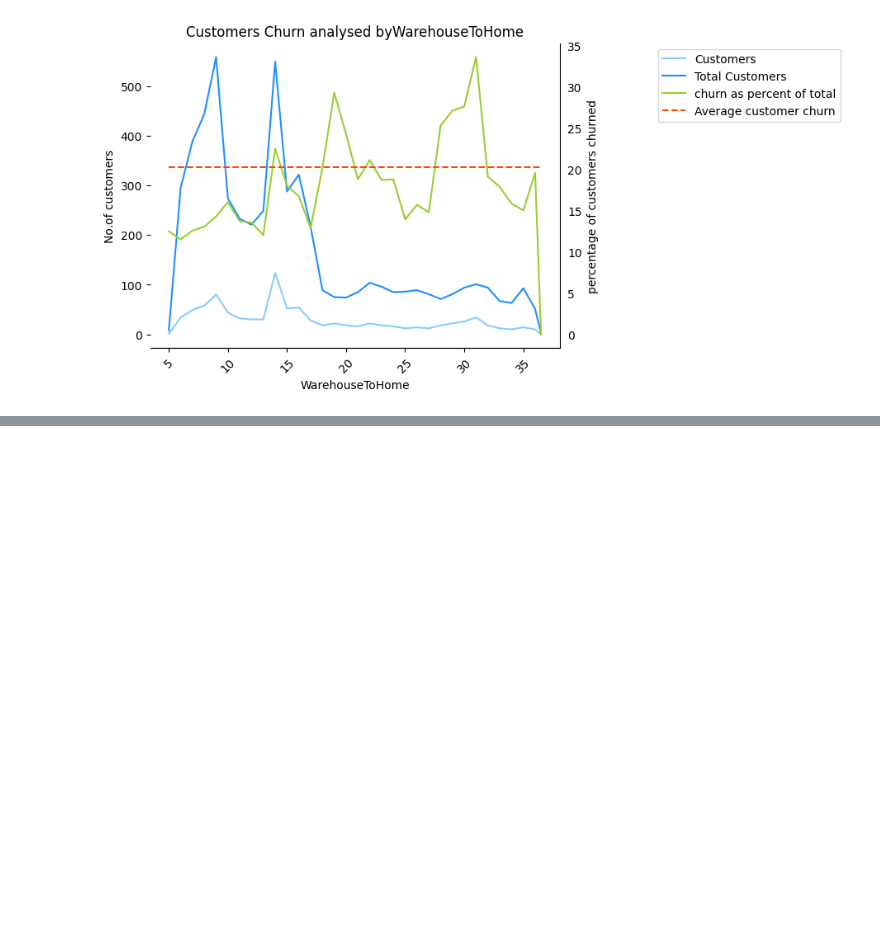
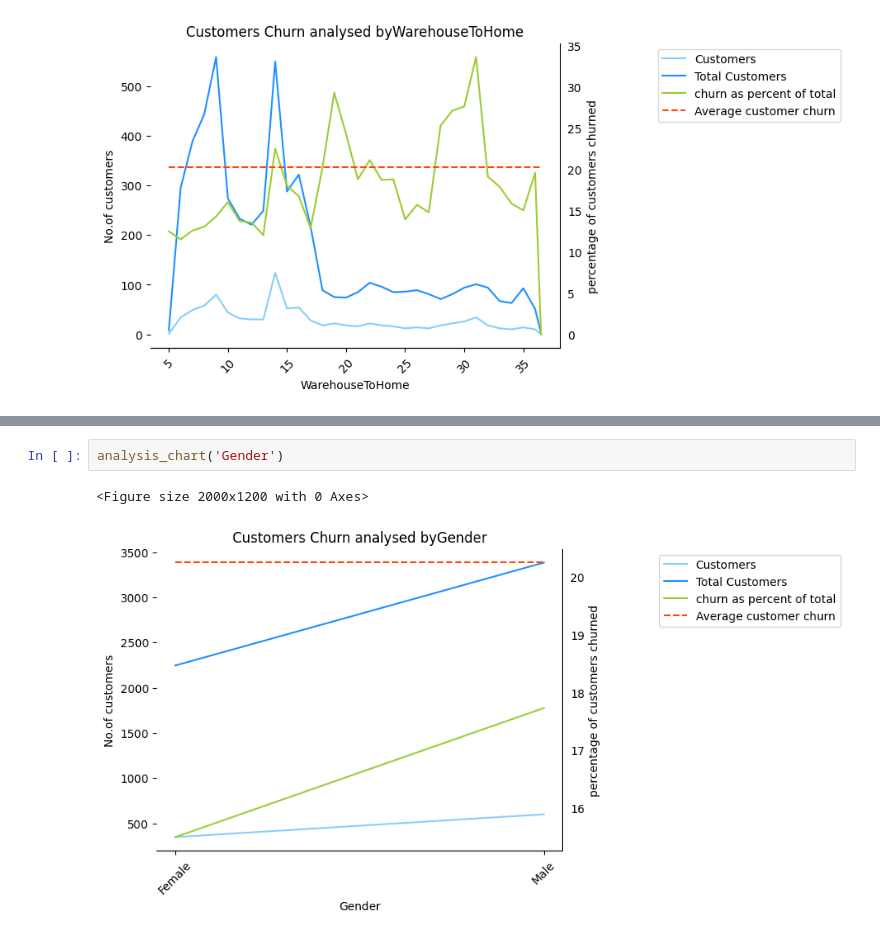
Before and after one commit to Suryasadasivam/e_commerce_customer_churn, a Jupyter notebook: Customer_chrun.ipynb, the cells around one changed output, grey strips where cells are left out. Saved outputs shown, nothing was run; the diff lists cells and outputs as text; blank space fills up the shorter version.

```diff
--- a/Customer_chrun.ipynb
+++ b/Customer_chrun.ipynb
@@ -459,0 +465,5 @@ analysis_chart("WarehouseToHome")
+# %%
+analysis_chart('Gender')
+# %% [output]
+<Figure size 2000x1200 with 0 Axes>
+[figure, added]
```
Also changed, not shown: parts of 5 cells of this notebook.
